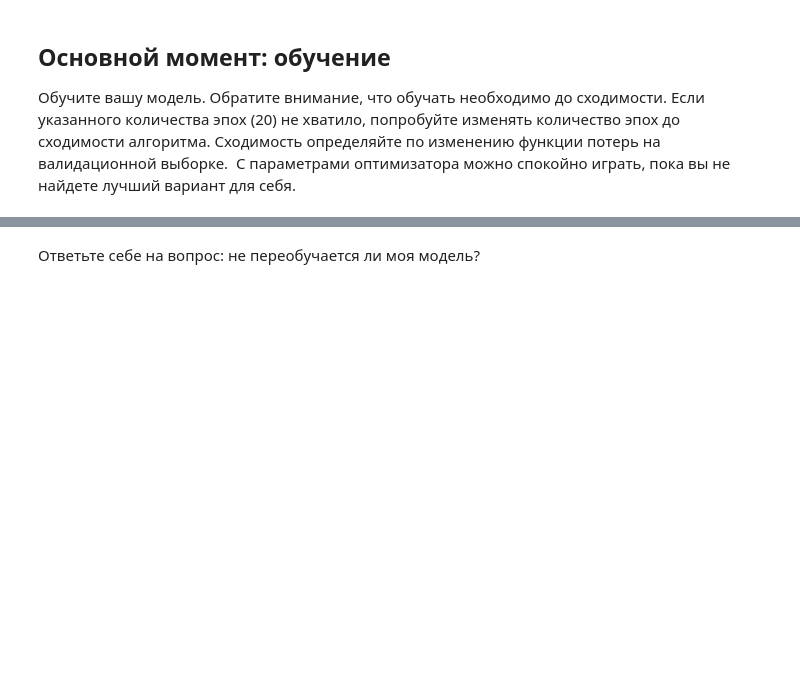
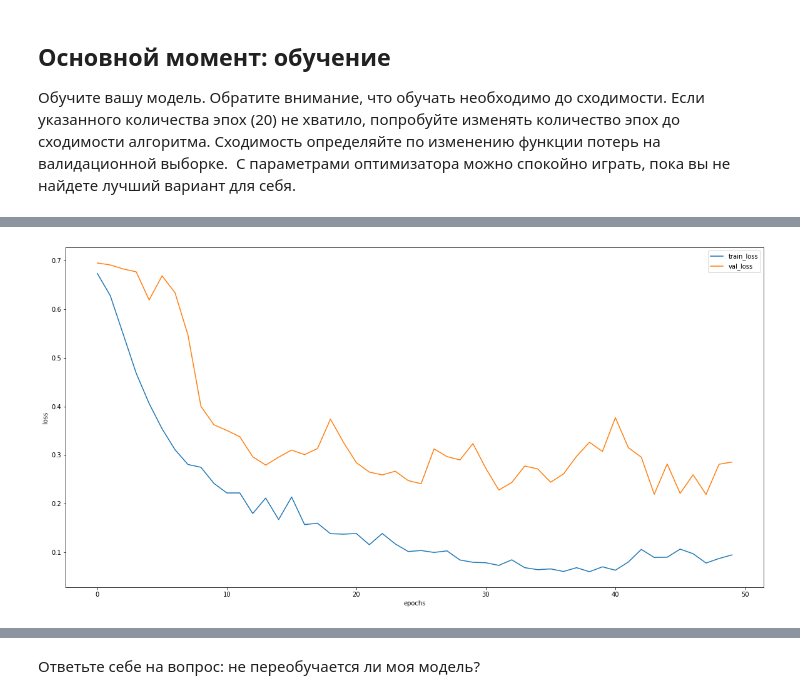
Before and after one commit to noname19871/DLS2022_advanced, a Jupyter notebook: homeworks/homework6/[homework]semantic_segmentation.ipynb, the cells around one changed output, grey strips where cells are left out. Drawn from its saved outputs; the diff is of its cells as text; code cells hidden in the pictures; blank space fills up the shorter version.

```diff
--- a/homeworks/homework6/[homework]semantic_segmentation.ipynb
+++ b/homeworks/homework6/[homework]semantic_segmentation.ipynb
@@ -381,0 +461,10 @@ score_model(model, iou_pytorch, data_val)
+# %%
+plt.figure(figsize=(20, 10))
+plt.plot(bce_train_losses, label="train_loss")
+plt.plot(bce_val_losses, label="val_loss")
+plt.legend(loc='best')
+plt.xlabel("epochs")
+plt.ylabel("loss")
+plt.show()
+# %% [output]
+[figure, added]
```
Also changed, not shown: parts of 15 cells of this notebook.
